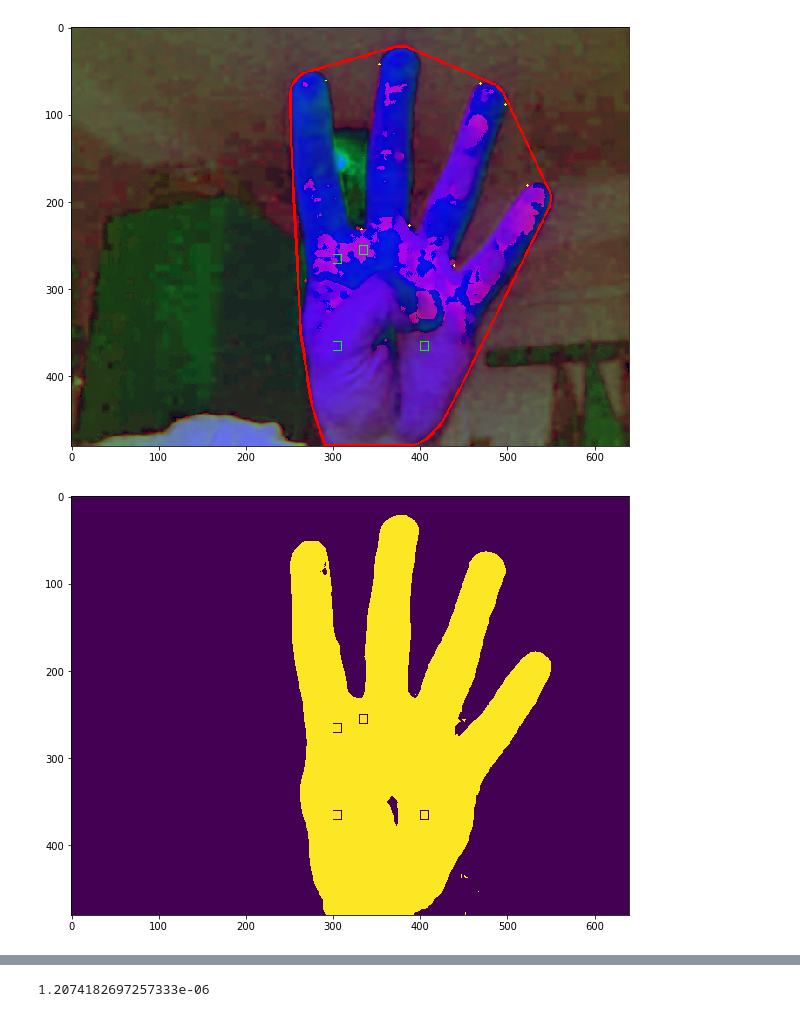
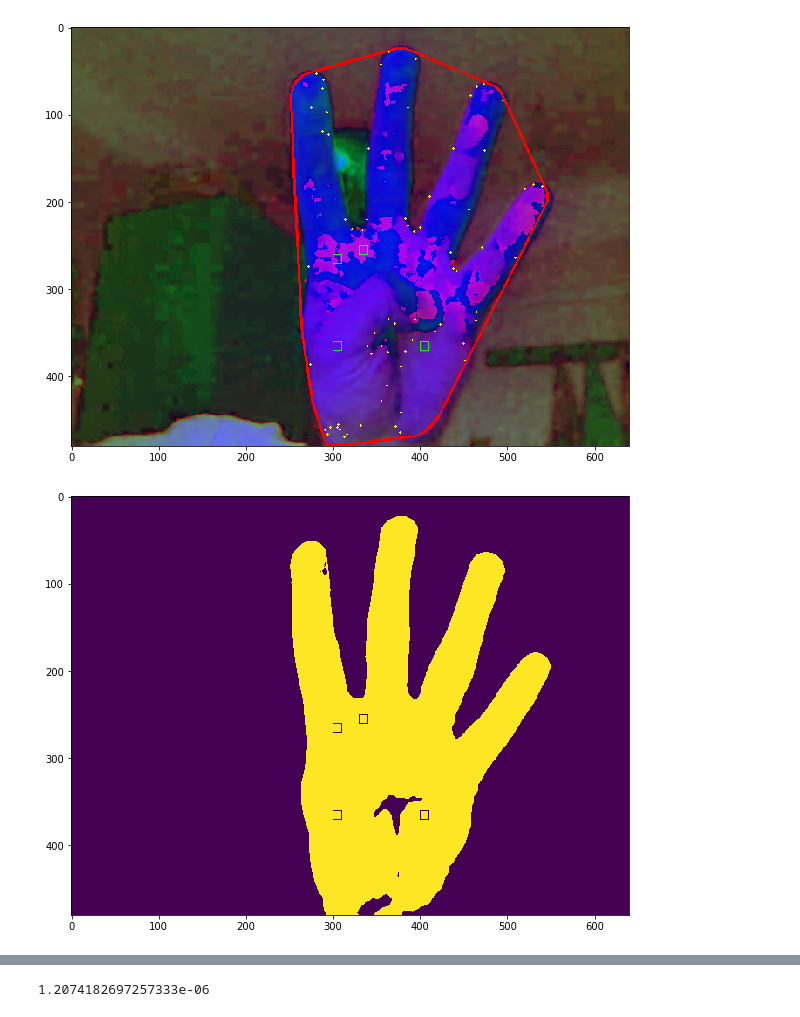
Before and after one commit to vanhry/Count-fingers, a Jupyter notebook: image_process.ipynb, the cells around one changed output, grey strips where cells are left out. Drawn from its saved outputs; the diff is of its cells as text; code cells hidden in the pictures.

```diff
--- a/image_process.ipynb
+++ b/image_process.ipynb
@@ -19,44 +19,51 @@ image2 = image.copy()
 image = cv2.GaussianBlur(image,(5,5),cv2.BORDER_DEFAULT)
 image = cv2.cvtColor(image, cv2.COLOR_BGR2HSV)
 
+lower = np.array([0, 0, 130])
+upper = np.array([255, 60, 255])
+mask = cv2.GaussianBlur(image, (5, 5), 100)
+mask = cv2.inRange(mask, lower, upper)
+
+
 frame3 = image[330:340,250:260]
 cv2.rectangle(image,(330,250),(340,260),(0,255,0))
 frame4 = image[300:310,260:270]
 cv2.rectangle(image,(300 ,260), (310, 270),(0,255,0))
 frame5 = image[300:310,360:370]
 cv2.rectangle(image,(300 ,360), (310, 370),(0,255,0))
 frame6 = image[400:410,360:370]
 cv2.rectangle(image,(400 ,360), (410, 370),(0,255,0))
 # hsv ranges for hand skin
-lower_skin = np.array([0,0,80], dtype=np.uint8)
+
+
+contours, _ = cv2.findContours(mask, cv2.RETR_TREE, cv2.CHAIN_APPROX_SIMPLE)
+
+max_contour = max(contours,key=lambda x: cv2.contourArea(x))
+cnt = contours[0] # delete excess dim for list
+max_hull = cv2.convexHull(max_contour)
+epsilon = 0.001*cv2.arcLength(max_contour,True)
+approx= cv2.approxPolyDP(max_contour,epsilon,True)
+
+lower_skin = np.array([0,0,100], dtype=np.uint8)
 upper_skin = np.array([255,80,255], dtype=np.uint8)
 mask = cv2.inRange(image, lower_skin, upper_skin)
 
 leftmost = max_hull[max_hull[:,:,0].argmin()][0]
 rightmost = max_hull[max_hull[:,:,0].argmax()][0]
 delta = np.linalg.norm(leftmost-rightmost) // 8
 
-
-contours, _ = cv2.findContours(mask, cv2.RETR_TREE, cv2.CHAIN_APPROX_SIMPLE)
-
-max_contour = max(contours,key=lambda x: cv2.contourArea(x))
-cnt = contours[0] # delete excess dim for list
-max_hull = cv2.convexHull(max_contour)
-epsilon = 0.01*cv2.arcLength(max_contour,True)
-approx= cv2.approxPolyDP(max_contour,epsilon,True)
-
 center = np.mean(max_hull, axis=0,dtype=np.uint32)
 cx, cy = tuple(center[0])
-
+cy += 50
 final = cv2.drawContours(image, approx, -1,(255,255,0), 2)
 
 final = cv2.drawContours(image, [max_hull], -1,(255,0,0), 2)
 plt.figure(figsize=(10,10))
 plt.imshow(final) #cmap='gray', interpolation='nearest')
 plt.figure(figsize=(10,10))
 plt.imshow(mask)
 
 plt.show()
 # %% [output]
-[figure, old version]
+[figure, new version]
-[figure, old version]
+[figure, new version]
```
Also changed, not shown: parts of 17 cells of this notebook.
